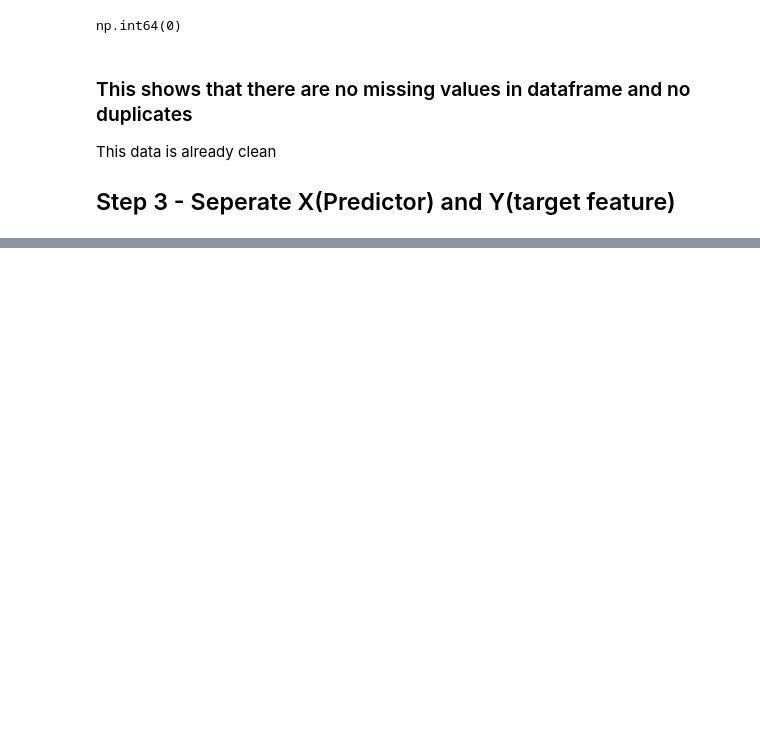
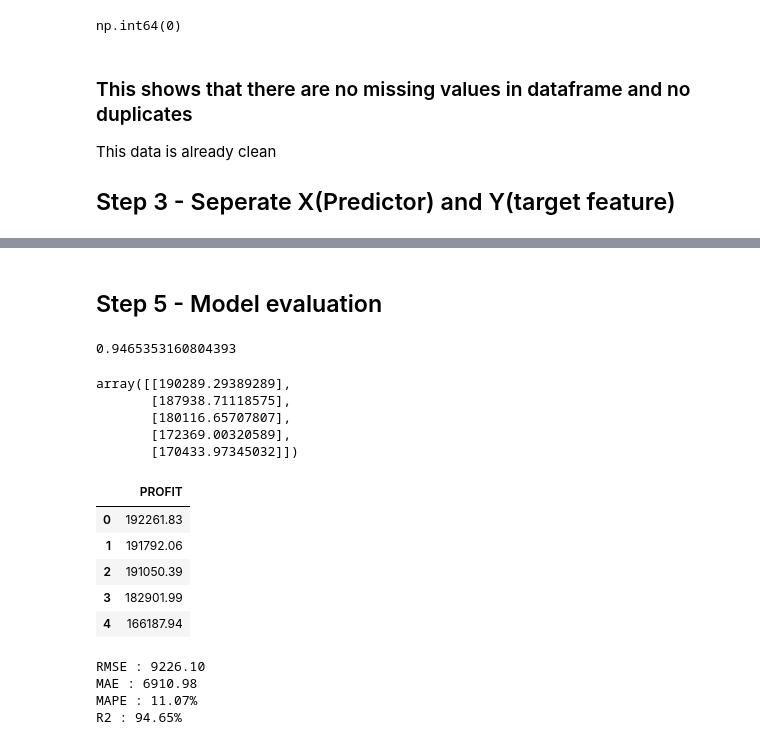
Before and after one commit to sneha87107/machine_learning, a Jupyter notebook: 01 Simple Linear Regression/SLR.ipynb, the cells around one changed output, grey strips where cells are left out. Cells and saved outputs as stored; diff of their text form; code cells hidden in the pictures; blank space fills up the shorter version.

```diff
--- a/01 Simple Linear Regression/SLR.ipynb
+++ b/01 Simple Linear Regression/SLR.ipynb
@@ -109,0 +141,7 @@ NameError: name 'X' is not defined
+# %% [markdown]
+## Step 5 - Model evaluation ##
+# %%
+# R2 score
+model.score(X, Y)
+# %% [output]
+0.9465353160804393
@@ -109,0 +155,18 @@ NameError: name 'X' is not defined
+# %%
+ypred = model.predict(X)
+ypred[0:5]
+# %% [output]
+array([[190289.29389289],
+       [187938.71118575],
+       [180116.65707807],
+       [172369.00320589],
+       [170433.97345032]])
+# %%
+Y.head()
+# %% [output]
+|  | PROFIT |
+| 0 | 192261.83 |
+| 1 | 191792.06 |
+| 2 | 191050.39 |
+| 3 | 182901.99 |
+| 4 | 166187.94 |
@@ -109,0 +189,7 @@ NameError: name 'X' is not defined
+# %%
+evaluate_model(model, X, Y)
+# %% [output]
+RMSE : 9226.10
+MAE : 6910.98
+MAPE : 11.07%
+R2 : 94.65%
```
Also changed, not shown: parts of 15 cells of this notebook, 1 other file.
